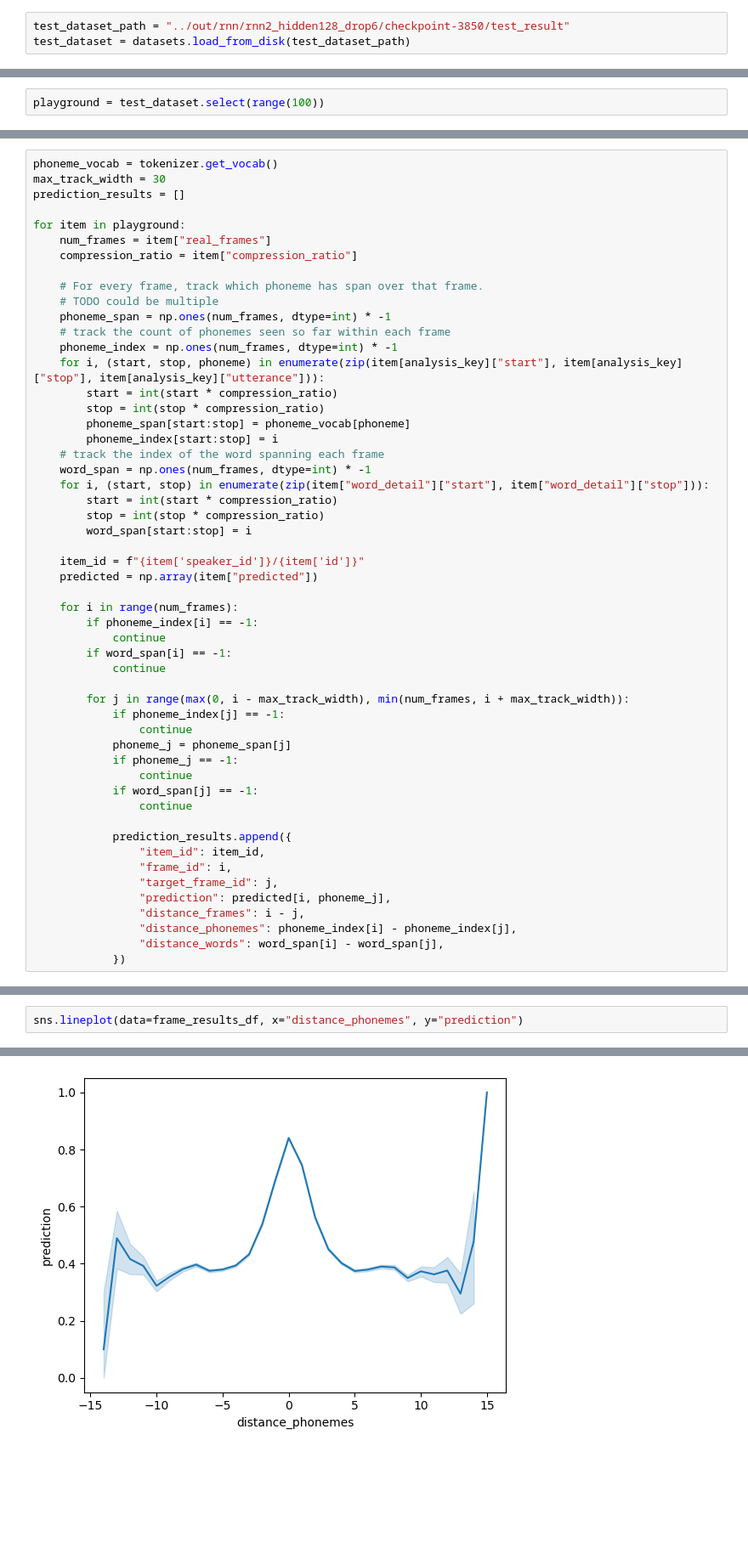
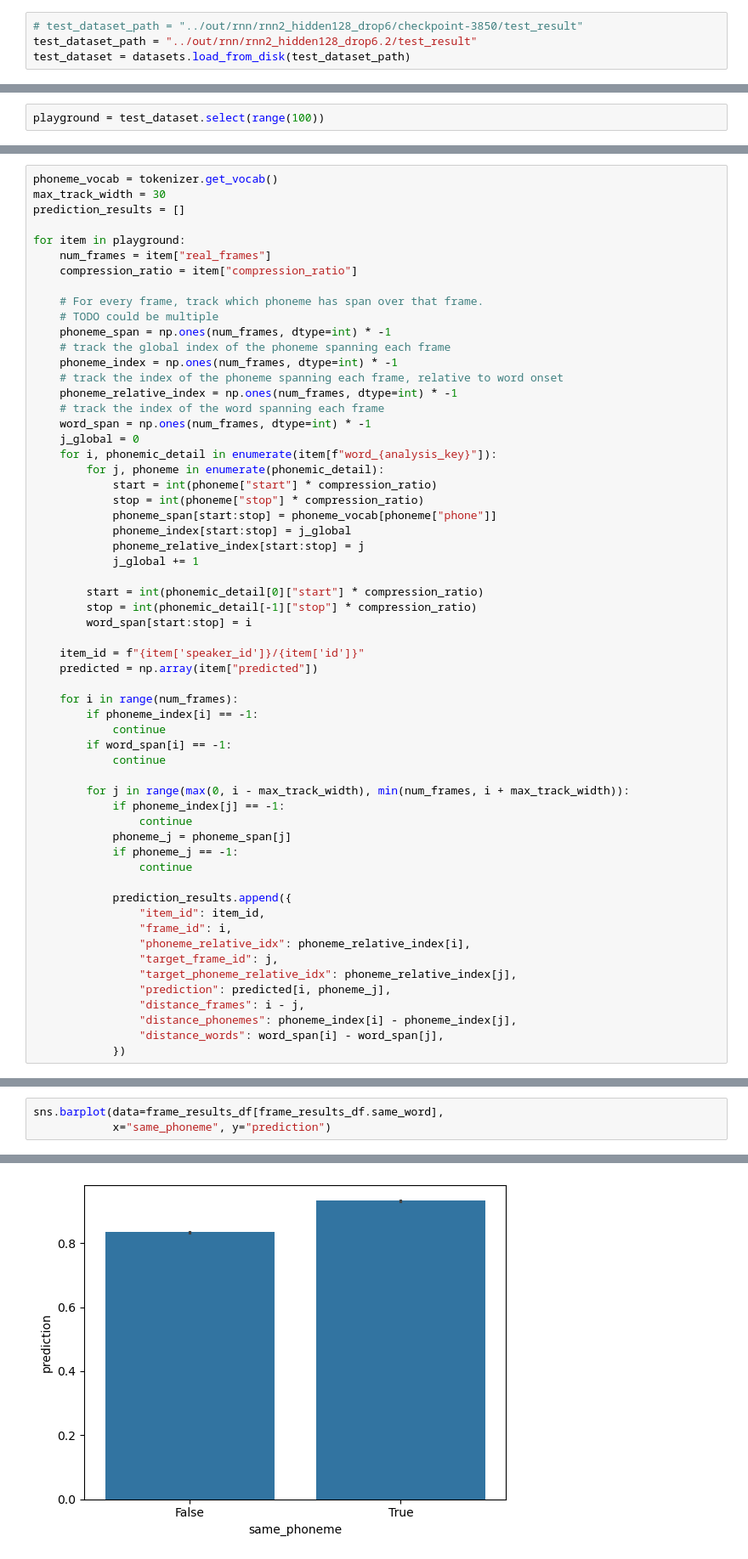
Before and after one commit to hans/ideal-word-representations, a Jupyter notebook: notebooks/temporal ROC RNN.ipynb, the cells around one changed output, grey strips where cells are left out. Shown at 85% size. Drawn from its saved outputs; the diff is of its cells as text; blank space fills up the shorter version.

```diff
--- a/notebooks/temporal ROC RNN.ipynb
+++ b/notebooks/temporal ROC RNN.ipynb
@@ -12,7 +12,8 @@ import pandas as pd
 import seaborn as sns
 import matplotlib.pyplot as plt
 # %%
-test_dataset_path = "../out/rnn/rnn2_hidden128_drop6/checkpoint-3850/test_result"
+# test_dataset_path = "../out/rnn/rnn2_hidden128_drop6/checkpoint-3850/test_result"
+test_dataset_path = "../out/rnn/rnn2_hidden128_drop6.2/test_result"
 test_dataset = datasets.load_from_disk(test_dataset_path)
 # %%
 tokenizer = transformers.Wav2Vec2Tokenizer.from_pretrained("charsiu/tokenizer_en_cmu")
@@ -37,18 +58,24 @@ for item in playground:
     # For every frame, track which phoneme has span over that frame.
     # TODO could be multiple
     phoneme_span = np.ones(num_frames, dtype=int) * -1
-    # track the count of phonemes seen so far within each frame
+    # track the global index of the phoneme spanning each frame
     phoneme_index = np.ones(num_frames, dtype=int) * -1
-    for i, (start, stop, phoneme) in enumerate(zip(item[analysis_key]["start"], item[analysis_key]["stop"], item[analysis_key]["utterance"])):
-        start = int(start * compression_ratio)
-        stop = int(stop * compression_ratio)
-        phoneme_span[start:stop] = phoneme_vocab[phoneme]
-        phoneme_index[start:stop] = i
+    # track the index of the phoneme spanning each frame, relative to word onset
+    phoneme_relative_index = np.ones(num_frames, dtype=int) * -1
     # track the index of the word spanning each frame
     word_span = np.ones(num_frames, dtype=int) * -1
-    for i, (start, stop) in enumerate(zip(item["word_detail"]["start"], item["word_detail"]["stop"])):
-        start = int(start * compression_ratio)
-        stop = int(stop * compression_ratio)
+    j_global = 0
+    for i, phonemic_detail in enumerate(item[f"word_{analysis_key}"]):
+        for j, phoneme in enumerate(phonemic_detail):
+            start = int(phoneme["start"] * compression_ratio)
+            stop = int(phoneme["stop"] * compression_ratio)
+            phoneme_span[start:stop] = phoneme_vocab[phoneme["phone"]]
+            phoneme_index[start:stop] = j_global
+            phoneme_relative_index[start:stop] = j
+            j_global += 1
+
+        start = int(phonemic_detail[0]["start"] * compression_ratio)
+        stop = int(phonemic_detail[-1]["stop"] * compression_ratio)
         word_span[start:stop] = i
 
     item_id = f"{item['speaker_id']}/{item['id']}"
@@ -66,13 +93,13 @@ for item in playground:
             phoneme_j = phoneme_span[j]
             if phoneme_j == -1:
                 continue
-            if word_span[j] == -1:
-                continue
 
             prediction_results.append({
                 "item_id": item_id,
                 "frame_id": i,
+                "phoneme_relative_idx": phoneme_relative_index[i],
                 "target_frame_id": j,
+                "target_phoneme_relative_idx": phoneme_relative_index[j],
                 "prediction": predicted[i, phoneme_j],
                 "distance_frames": i - j,
                 "distance_phonemes": phoneme_index[i] - phoneme_index[j],
@@ -106,3 +143,4 @@ ax.axvline(0)
 # %%
-sns.lineplot(data=frame_results_df, x="distance_phonemes", y="prediction")
+sns.barplot(data=frame_results_df[frame_results_df.same_word],
+            x="same_phoneme", y="prediction")
 # %% [output]
@@ -110 +148 @@ sns.lineplot(data=frame_results_df, x="distance_phonemes", y="prediction")
-[figure, old version]
+[figure, new version]
```
Also changed, not shown: parts of 12 cells of this notebook, 19 other files.
